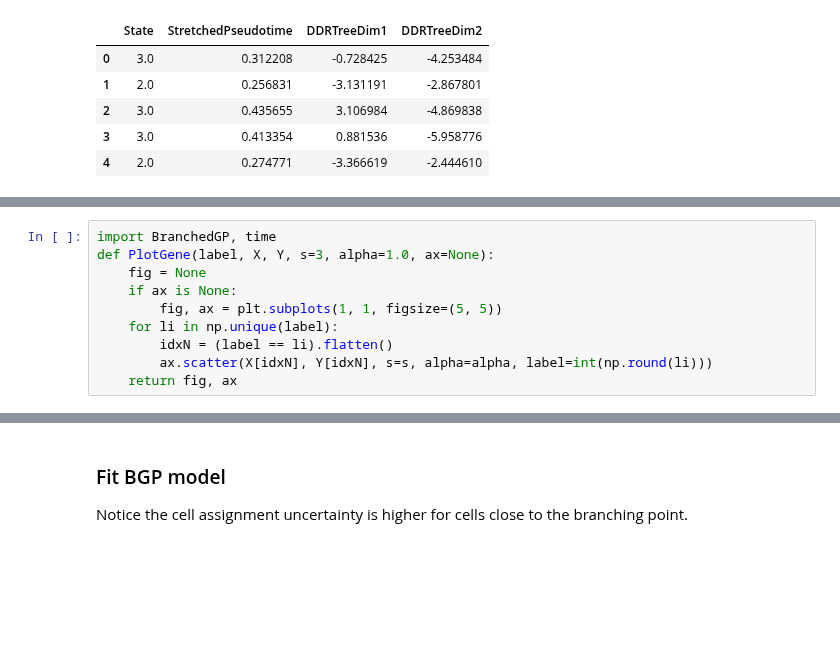
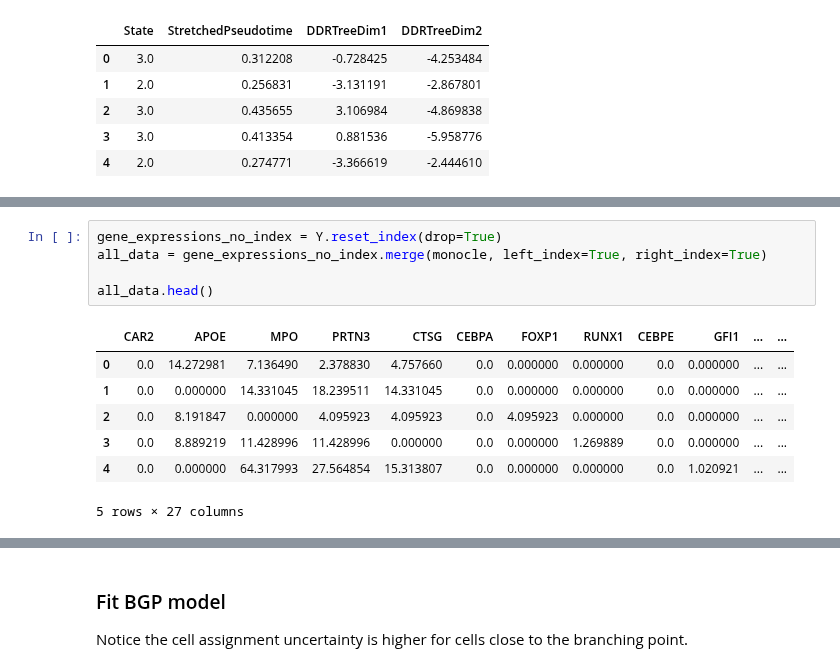
Before and after one commit to ManchesterBioinference/BranchedGP, a Jupyter notebook: notebooks/Hematopoiesis.ipynb, the cells around one changed output, grey strips where cells are left out. Drawn from its saved outputs; the diff is of its cells as text; blank space fills up the shorter version.

```diff
--- a/notebooks/Hematopoiesis.ipynb
+++ b/notebooks/Hematopoiesis.ipynb
@@ -58,10 +45,13 @@ for ig, g in enumerate(genelist):
-# %%
-import BranchedGP, time
-def PlotGene(label, X, Y, s=3, alpha=1.0, ax=None):
-    fig = None
-    if ax is None:
-        fig, ax = plt.subplots(1, 1, figsize=(5, 5))
-    for li in np.unique(label):
-        idxN = (label == li).flatten()
-        ax.scatter(X[idxN], Y[idxN], s=s, alpha=alpha, label=int(np.round(li)))
-    return fig, ax
+# %%
+gene_expressions_no_index = Y.reset_index(drop=True)
+all_data = gene_expressions_no_index.merge(monocle, left_index=True, right_index=True)
+
+all_data.head()
+# %% [output]
+|  | CAR2 | APOE | MPO | PRTN3 | CTSG | CEBPA | FOXP1 | RUNX1 | CEBPE | GFI1 | ... | ... |
+| 0 | 0.0 | 14.272981 | 7.136490 | 2.378830 | 4.757660 | 0.0 | 0.000000 | 0.000000 | 0.0 | 0.000000 | ... | ... |
+| 1 | 0.0 | 0.000000 | 14.331045 | 18.239511 | 14.331045 | 0.0 | 0.000000 | 0.000000 | 0.0 | 0.000000 | ... | ... |
+| 2 | 0.0 | 8.191847 | 0.000000 | 4.095923 | 4.095923 | 0.0 | 4.095923 | 0.000000 | 0.0 | 0.000000 | ... | ... |
+| 3 | 0.0 | 8.889219 | 11.428996 | 11.428996 | 0.000000 | 0.0 | 0.000000 | 1.269889 | 0.0 | 0.000000 | ... | ... |
+| 4 | 0.0 | 0.000000 | 64.317993 | 27.564854 | 15.313807 | 0.0 | 0.000000 | 0.000000 | 0.0 | 1.020921 | ... | ... |
+5 rows × 27 columns
```
Also changed, not shown: parts of 8 cells of this notebook.
